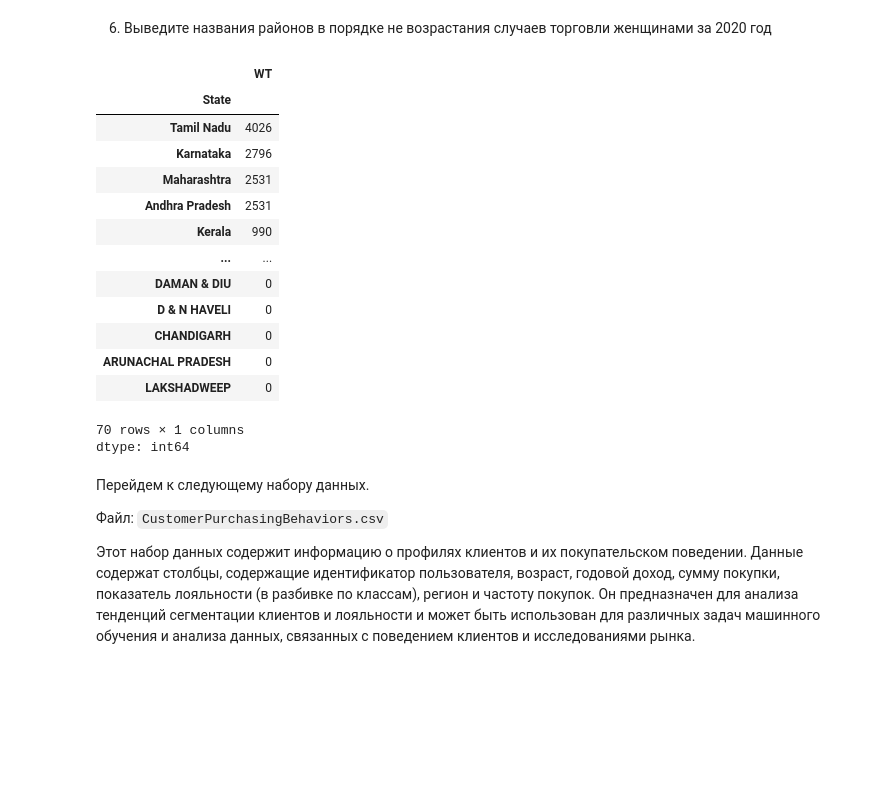
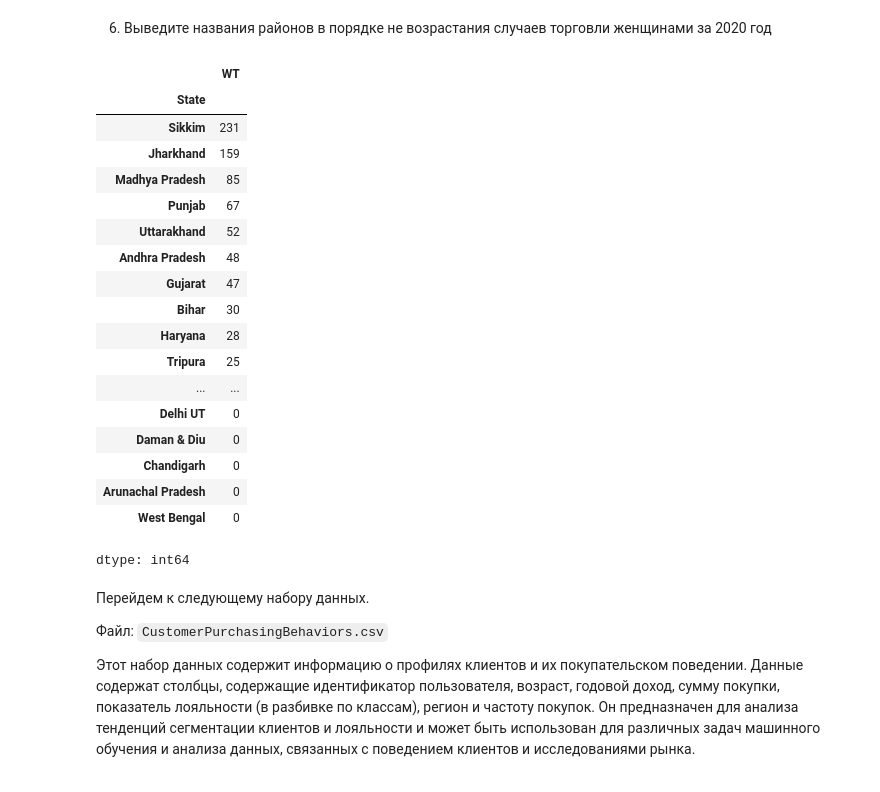
Before and after one commit to vivichv9/MAI_ML, a Jupyter notebook: lab1/Lab1_2.ipynb, the cells around one changed output. Saved outputs shown, nothing was run; the diff lists cells and outputs as text; code cells hidden in the pictures; blank space fills up the shorter version.

```diff
--- a/lab1/Lab1_2.ipynb
+++ b/lab1/Lab1_2.ipynb
@@ -240,22 +240,26 @@ dtype: int64
 # %% [markdown]
 6. Выведите названия районов в порядке не возрастания случаев торговли женщинами за 2020 год
 # %%
-df.groupby('State')['WT'].sum().sort_values(ascending=False)
+df[df['Year'] == 2020].groupby('State')['WT'].sum().sort_values(ascending=False)
 # %% [output]
 |  | WT |
 | State |  |
-| Tamil Nadu | 4026 |
-| Karnataka | 2796 |
-| Maharashtra | 2531 |
-| Andhra Pradesh | 2531 |
-| Kerala | 990 |
+| Sikkim | 231 |
+| Jharkhand | 159 |
+| Madhya Pradesh | 85 |
+| Punjab | 67 |
+| Uttarakhand | 52 |
+| Andhra Pradesh | 48 |
+| Gujarat | 47 |
+| Bihar | 30 |
+| Haryana | 28 |
+| Tripura | 25 |
 | ... | ... |
-| DAMAN & DIU | 0 |
-| D & N HAVELI | 0 |
-| CHANDIGARH | 0 |
-| ARUNACHAL PRADESH | 0 |
-| LAKSHADWEEP | 0 |
+| Delhi UT | 0 |
+| Daman & Diu | 0 |
+| Chandigarh | 0 |
+| Arunachal Pradesh | 0 |
+| West Bengal | 0 |
-70 rows × 1 columns
 dtype: int64
 # %% [markdown]
 Перейдем к следующему набору данных.
```
Also changed, not shown: parts of 7 cells of this notebook.
